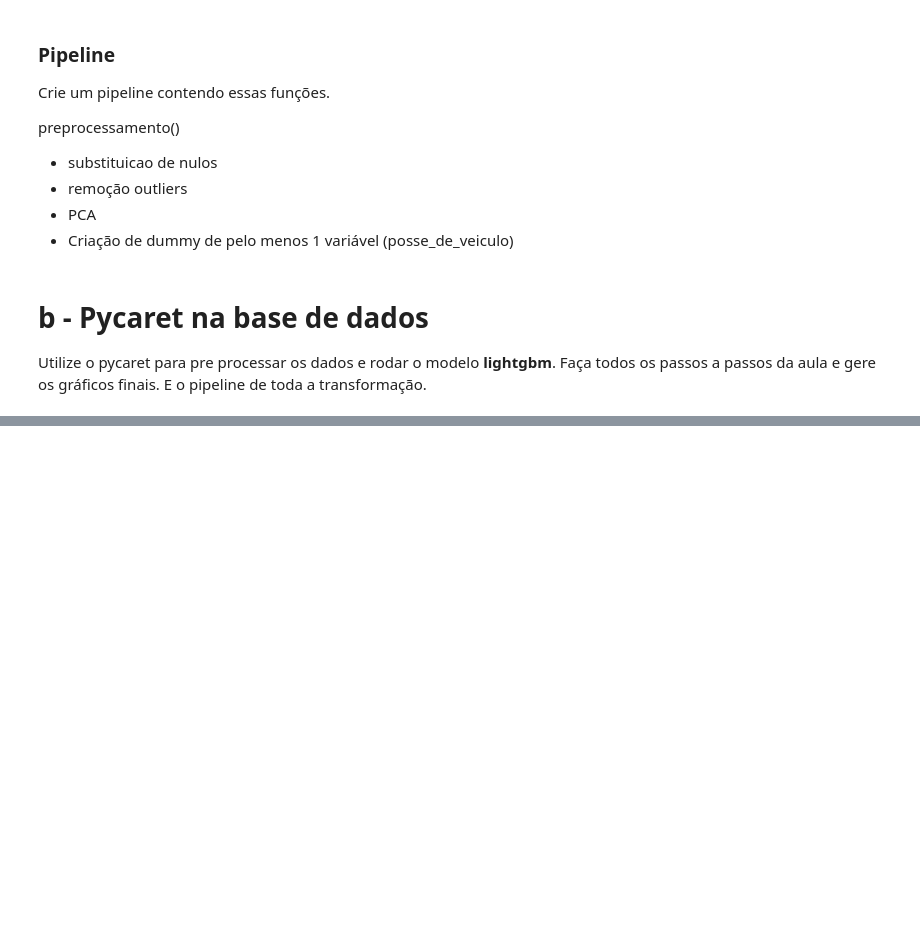
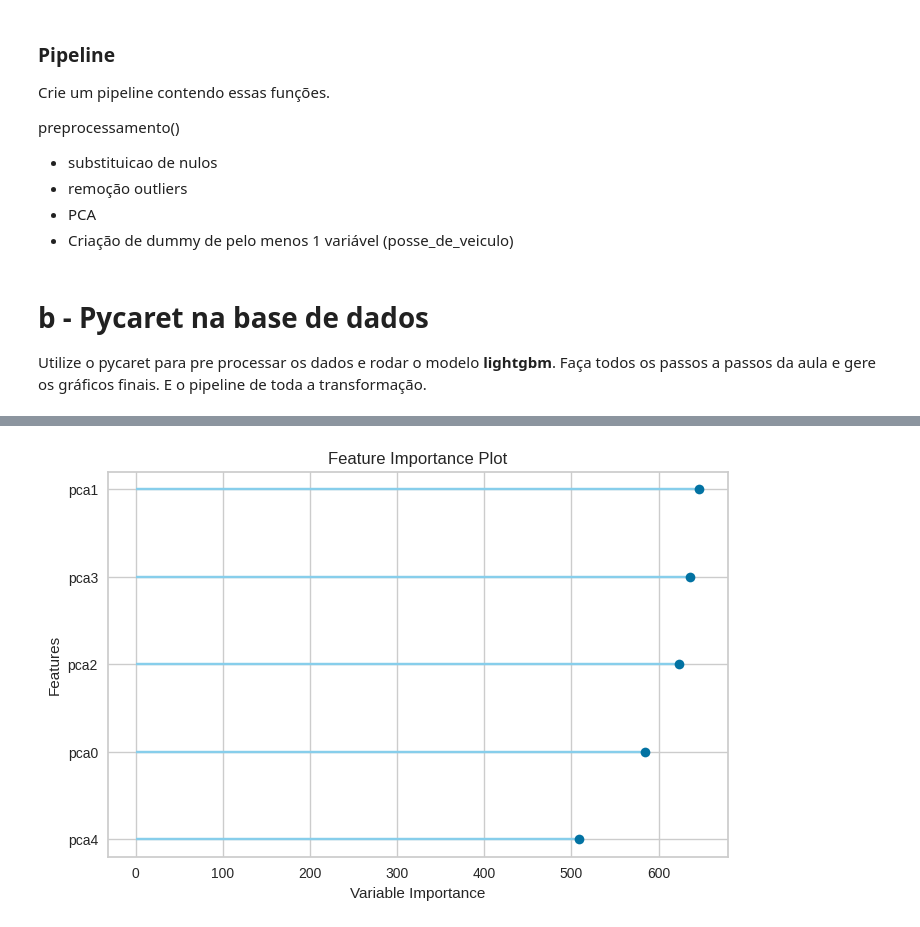
Before and after one commit to nerdmanPc/ebac_cd_mod38, a Jupyter notebook: Mod38Exercicio1.ipynb, the cells around one changed output, grey strips where cells are left out. Saved outputs shown, nothing was run; the diff lists cells and outputs as text; code cells hidden in the pictures; blank space fills up the shorter version.

```diff
--- a/Mod38Exercicio1.ipynb
+++ b/Mod38Exercicio1.ipynb
@@ -552,0 +658,3 @@ xxx = create_model('xxx')
+# %%
+plot_model(tuned_clf, 'feature')
+# %% [output]
@@ -552,0 +662 @@ xxx = create_model('xxx')
+[figure, added]
```
Also changed, not shown: parts of 29 cells of this notebook, 1 other file.
